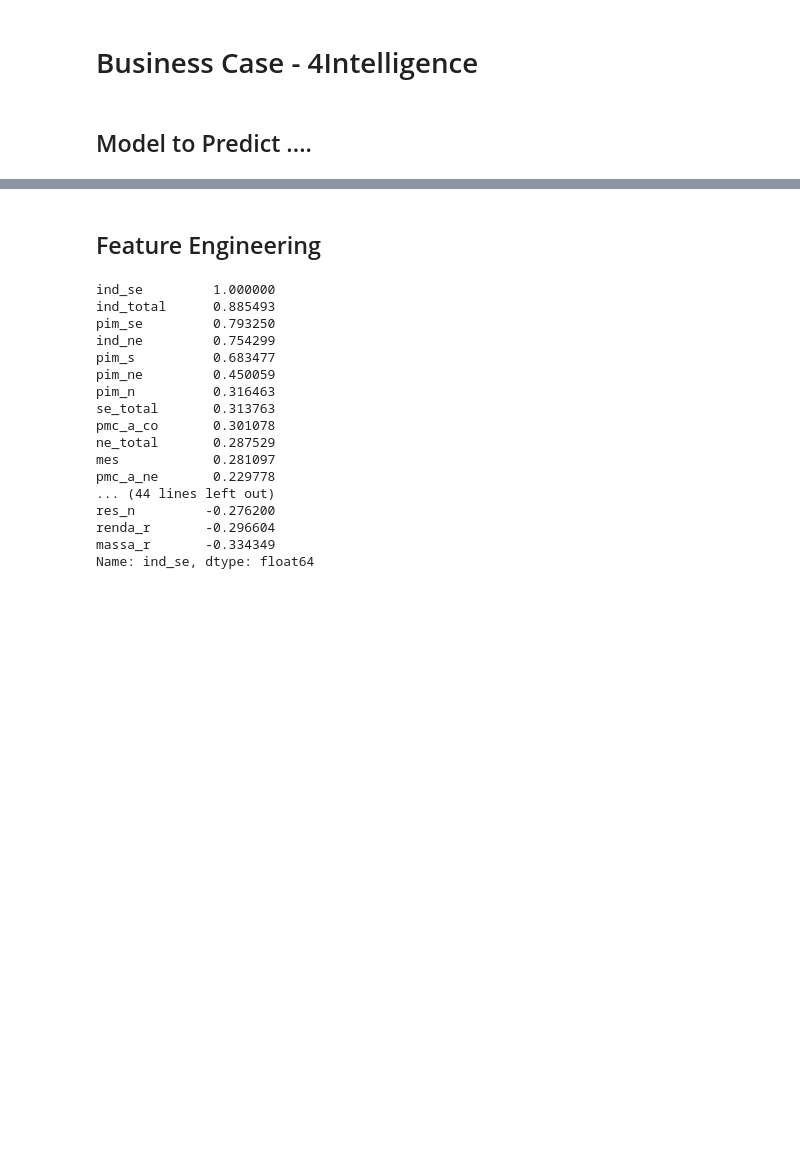
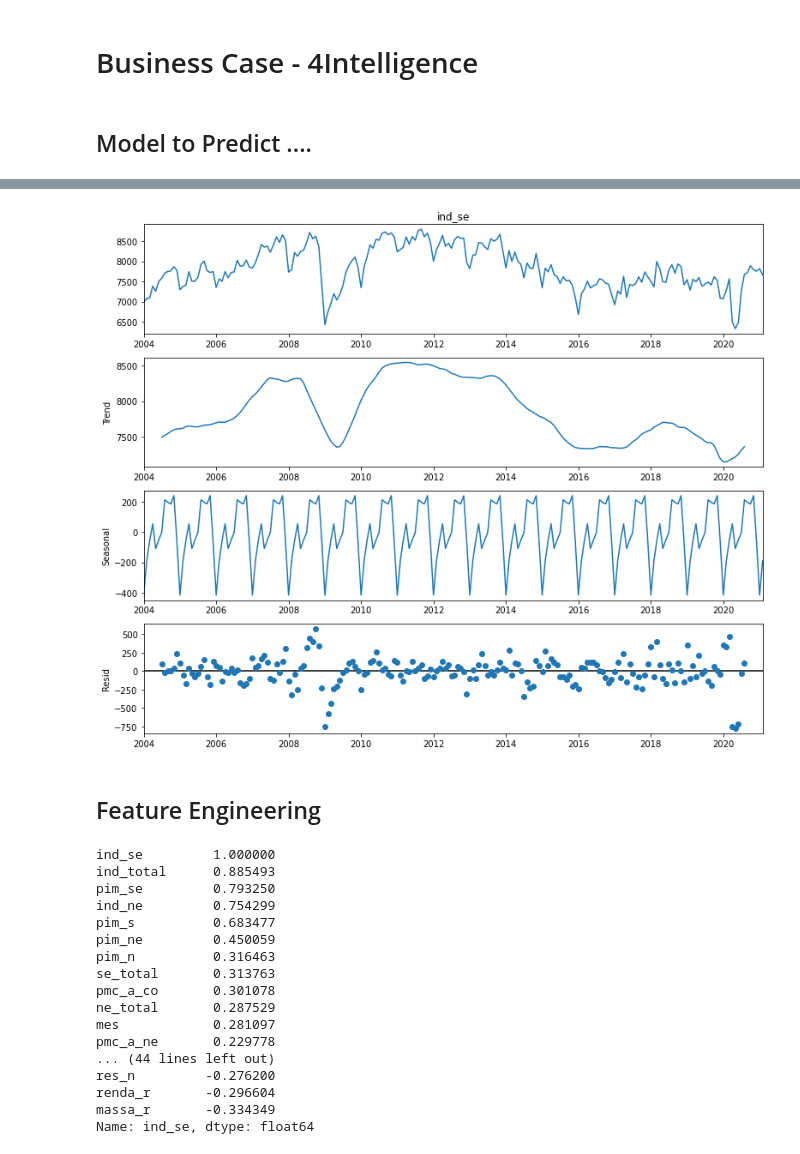
Before and after one commit to Gabrieleas10/4intelligence_case, a Jupyter notebook: scripts/4intelligence_case_Q2.ipynb, the cells around one changed output, grey strips where cells are left out. Cells and saved outputs as stored; diff of their text form; code cells hidden in the pictures; blank space fills up the shorter version.

```diff
--- a/scripts/4intelligence_case_Q2.ipynb
+++ b/scripts/4intelligence_case_Q2.ipynb
@@ -35,6 +44,26 @@ warnings.filterwarnings('ignore')
 
 data_path = 'E:\\Projects\\4intelligence_case\\data\\Bases_Final_ADS_Jun2021.xlsx'
 df = pd.read_excel(data_path, sheet_name='dados')
+# %%
+# target feature
+
+# setting date in index
+df_time = df.set_index('data_tidy')
+df_time = df_time.loc[df_time['ind_se']!=0]
+
+time_series_ind_se = df_time['ind_se']
+time_series_ind_se.index = pd.to_datetime(time_series_ind_se.index, errors='coerce')
+# %%
+# decompose the energy in trend, seasonal and resids to know main trend and the frequent moviments
+# statiscal analyze
+# Industrial energy consumption in SE
+
+rcParams['figure.figsize'] = 11, 9
+decomposed_indse_energy = sm.tsa.seasonal_decompose(time_series_ind_se) # The frequncy is annual
+figure = decomposed_indse_energy.plot()
+plt.show()
+# %% [output]
+[figure, added]
 # %% [markdown]
 ## Feature Engineering
 # %%
```
Also changed, not shown: parts of 8 cells of this notebook.
